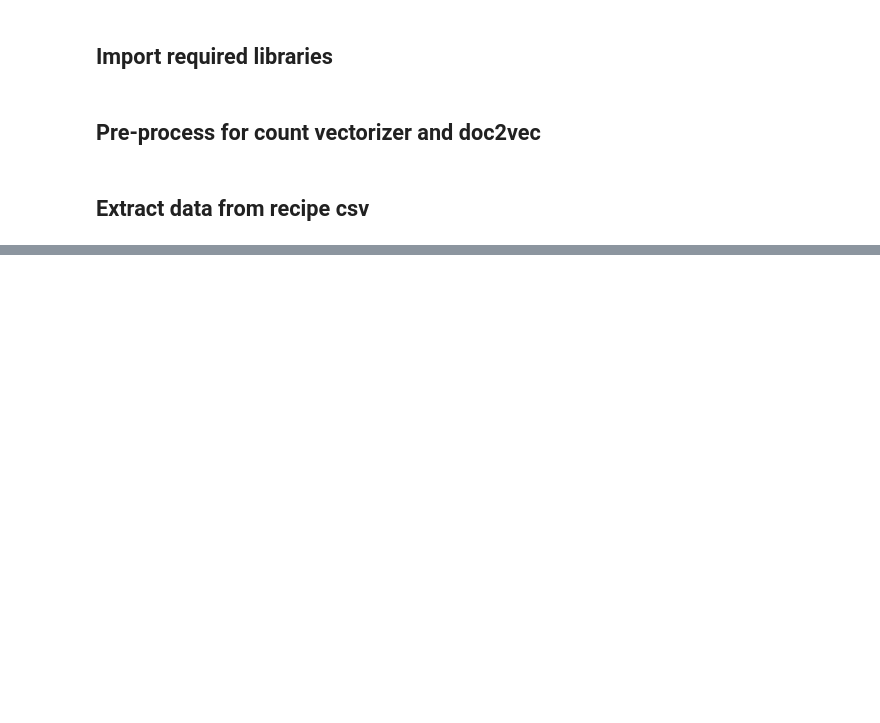
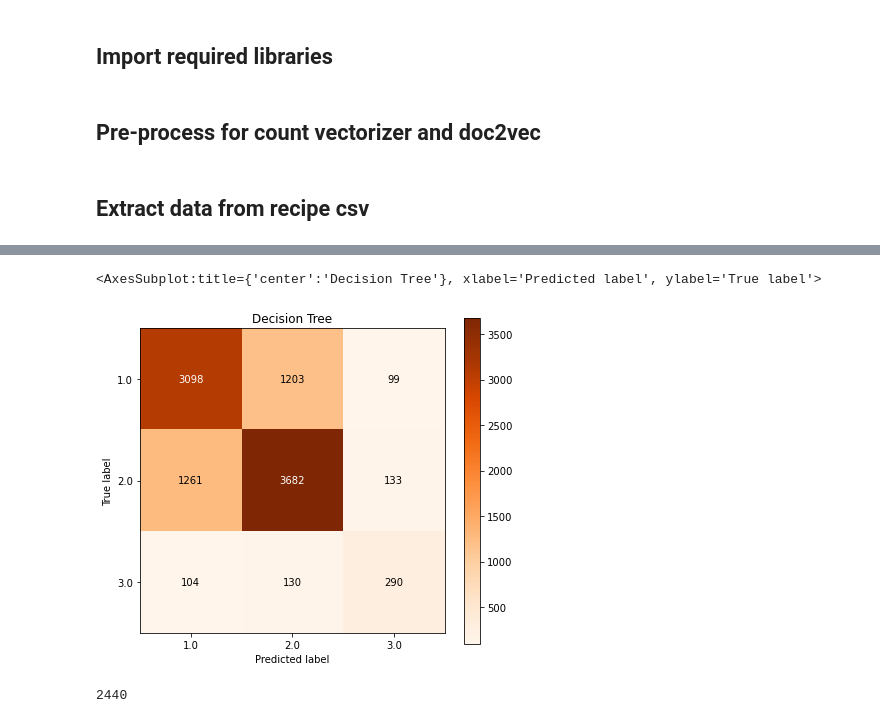
Before and after one commit to dimitrisad/NewMachineLearning2, a Jupyter notebook: Code1 - CountVec Pre-process.ipynb, the cells around one changed output, grey strips where cells are left out. Cells and saved outputs as stored; diff of their text form; code cells hidden in the pictures; blank space fills up the shorter version.

Commit message:
Whole lotta changes
- Added AdaBoost classifier
- Added some preliminary visualisations

```diff
--- a/Code1 - CountVec Pre-process.ipynb
+++ b/Code1 - CountVec Pre-process.ipynb
@@ -33,9 +37,13 @@ count_vec_name = scipy.sparse.load_npz("ML2_data/recipe_text_features_countvec/t
 # %%
 # Doc2vec process
 
-doc2vec100_name = pd.read_csv("ML2_data/recipe_text_features_doc2vec100/train_name_doc2vec100.csv", header = None).values
-doc2vec100_steps = pd.read_csv("ML2_data/recipe_text_features_doc2vec100/train_steps_doc2vec100.csv", header = None).values
-doc2vec100_ingr = pd.read_csv("ML2_data/recipe_text_features_doc2vec100/train_ingr_doc2vec100.csv", header = None).values
+doc2vec100_name = pd.read_csv("ML2_data/recipe_text_features_doc2vec100/train_name_doc2vec100.csv", header = None).values.astype('float32')
+doc2vec100_steps = pd.read_csv("ML2_data/recipe_text_features_doc2vec100/train_steps_doc2vec100.csv", header = None).values.astype('float32')
+doc2vec100_ingr = pd.read_csv("ML2_data/recipe_text_features_doc2vec100/train_ingr_doc2vec100.csv", header = None).values.astype('float32')
+
+test_doc2vec100_name = pd.read_csv("ML2_data/recipe_text_features_doc2vec100/test_name_doc2vec100.csv", header = None).values.astype('float32')
+test_doc2vec100_steps = pd.read_csv("ML2_data/recipe_text_features_doc2vec100/test_steps_doc2vec100.csv", header = None).values.astype('float32')
+test_doc2vec100_ingr = pd.read_csv("ML2_data/recipe_text_features_doc2vec100/test_ingr_doc2vec100.csv", header = None).values.astype('float32')
 # %% [markdown]
 ## Extract data from recipe csv
 # %%
@@ -198,0 +239,19 @@ output.to_csv('stacker' + '_CV.csv', index = False)
+# %%
+selection = SelectKBest(score_func=f_classif, k=500)
+selection.fit(X_train,y_train)
+new_X_train = selection.transform(X_train)
+new_X_test = selection.transform(X_test)
+# %%
+from sklearn.ensemble import RandomForestClassifier
+import wandb
+wandb.init(project = "Recipe Duration Prediction")
+
+svc = svm.LinearSVC(random_state=42)
+lr = LogisticRegression(random_state = 42)
+rf = RandomForestClassifier(random_state = 42)
+dt = DecisionTreeClassifier(random_state=42)
+
+models = [svc, lr, rf, dt]
+
+for model in models:
+    model.fit(new_X_train, y_train)
@@ -198,0 +285,18 @@ output.to_csv('stacker' + '_CV.csv', index = False)
+# %%
+y_test_pred = dt.predict(new_X_test)
+
+fig = plt.figure(figsize=(15,6))
+
+ax1 = fig.add_subplot(121)
+skplt.metrics.plot_confusion_matrix(y_test, y_test_pred,
+                                    title="Decision Tree",
+                                    cmap="Oranges",
+                                    ax=ax1)
+# %% [output]
+<AxesSubplot:title={'center':'Decision Tree'}, xlabel='Predicted label', ylabel='True label'>
+[figure, added]
+# %%
+#preprocess entire data set
+gc.collect()
+# %% [output]
+2440
```
Also changed, not shown: parts of 21 cells of this notebook, 12 other files.
